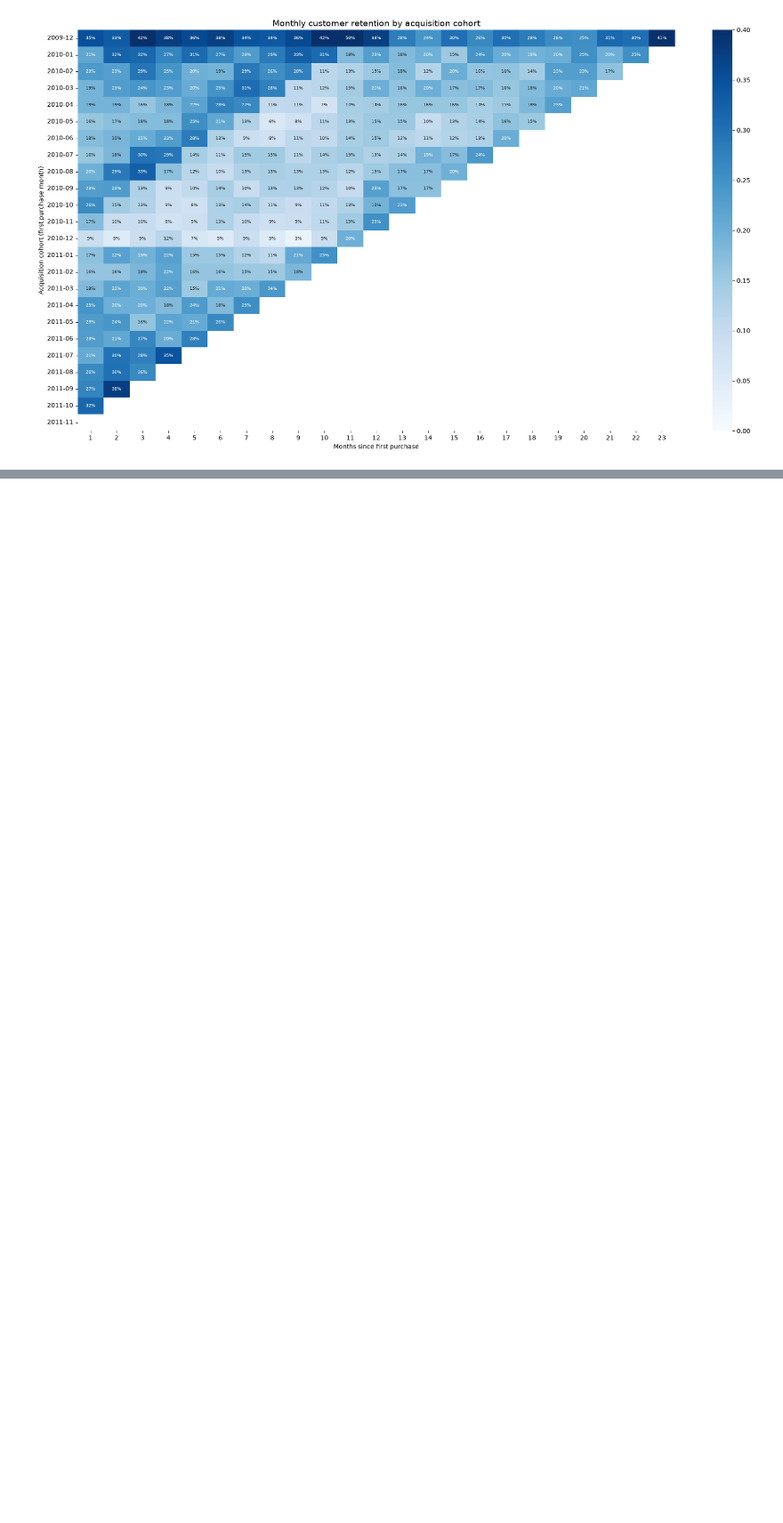
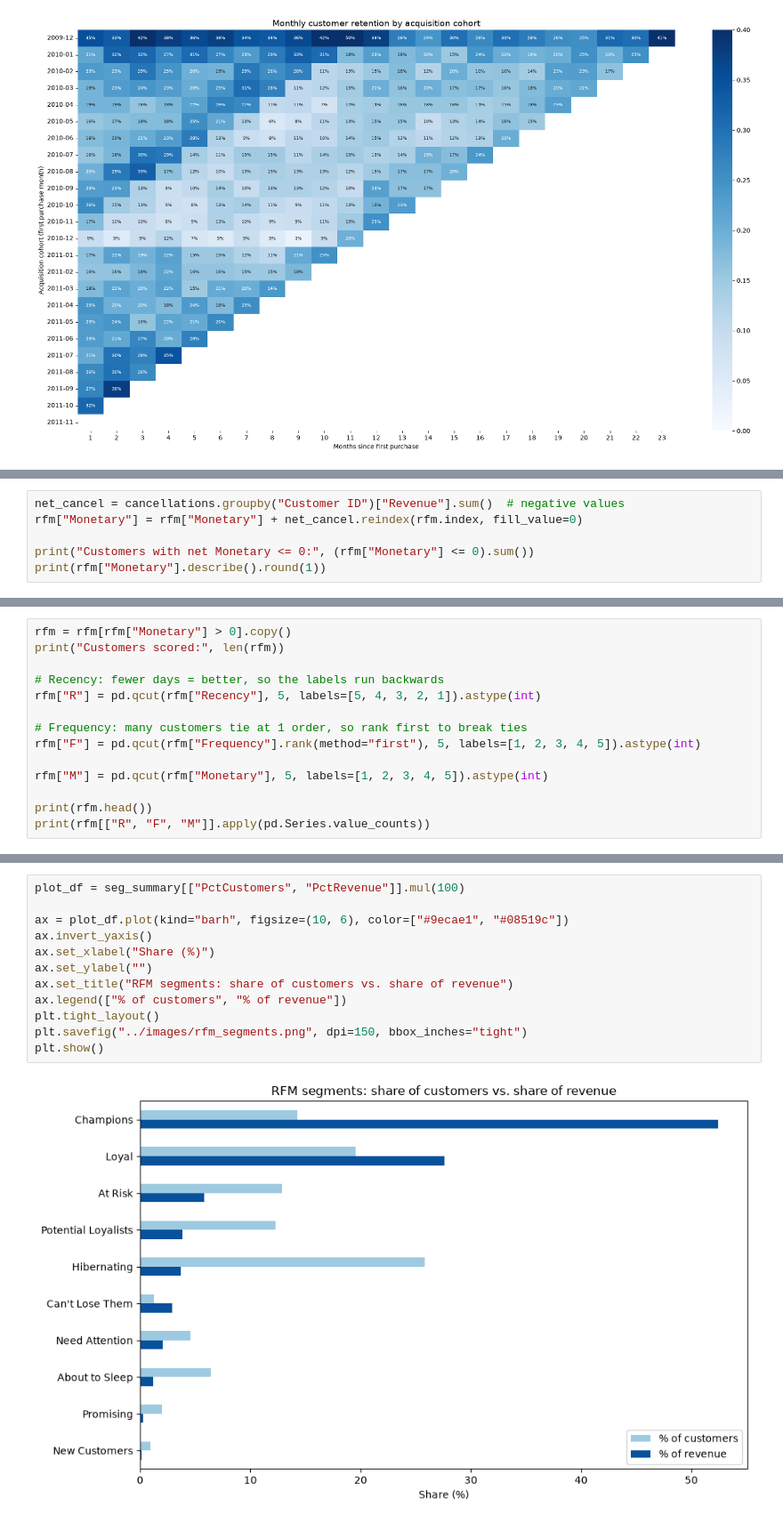
Before and after one commit to ZackSmith16/customer-cohort-ltv-analysis, a Jupyter notebook: notebooks/cohort_ltv_analysis.ipynb, the cells around one changed output, grey strips where cells are left out. Shown at 89% size. Saved outputs shown, nothing was run; the diff lists cells and outputs as text; blank space fills up the shorter version.

Commit message:
Add RFM scoring and segmentation

```diff
--- a/notebooks/cohort_ltv_analysis.ipynb
+++ b/notebooks/cohort_ltv_analysis.ipynb
@@ -242,0 +278,6 @@ plt.show()
+# %%
+net_cancel = cancellations.groupby("Customer ID")["Revenue"].sum()  # negative values
+rfm["Monetary"] = rfm["Monetary"] + net_cancel.reindex(rfm.index, fill_value=0)
+
+print("Customers with net Monetary <= 0:", (rfm["Monetary"] <= 0).sum())
+print(rfm["Monetary"].describe().round(1))
@@ -242,0 +295,14 @@ plt.show()
+# %%
+rfm = rfm[rfm["Monetary"] > 0].copy()
+print("Customers scored:", len(rfm))
+
+# Recency: fewer days = better, so the labels run backwards
+rfm["R"] = pd.qcut(rfm["Recency"], 5, labels=[5, 4, 3, 2, 1]).astype(int)
+
+# Frequency: many customers tie at 1 order, so rank first to break ties
+rfm["F"] = pd.qcut(rfm["Frequency"].rank(method="first"), 5, labels=[1, 2, 3, 4, 5]).astype(int)
+
+rfm["M"] = pd.qcut(rfm["Monetary"], 5, labels=[1, 2, 3, 4, 5]).astype(int)
+
+print(rfm.head())
+print(rfm[["R", "F", "M"]].apply(pd.Series.value_counts))
@@ -242,0 +380,14 @@ plt.show()
+# %%
+plot_df = seg_summary[["PctCustomers", "PctRevenue"]].mul(100)
+
+ax = plot_df.plot(kind="barh", figsize=(10, 6), color=["#9ecae1", "#08519c"])
+ax.invert_yaxis()
+ax.set_xlabel("Share (%)")
+ax.set_ylabel("")
+ax.set_title("RFM segments: share of customers vs. share of revenue")
+ax.legend(["% of customers", "% of revenue"])
+plt.tight_layout()
+plt.savefig("../images/rfm_segments.png", dpi=150, bbox_inches="tight")
+plt.show()
+# %% [output]
+[figure, added]
```
Also changed, not shown: parts of 5 cells of this notebook, 1 other file.
